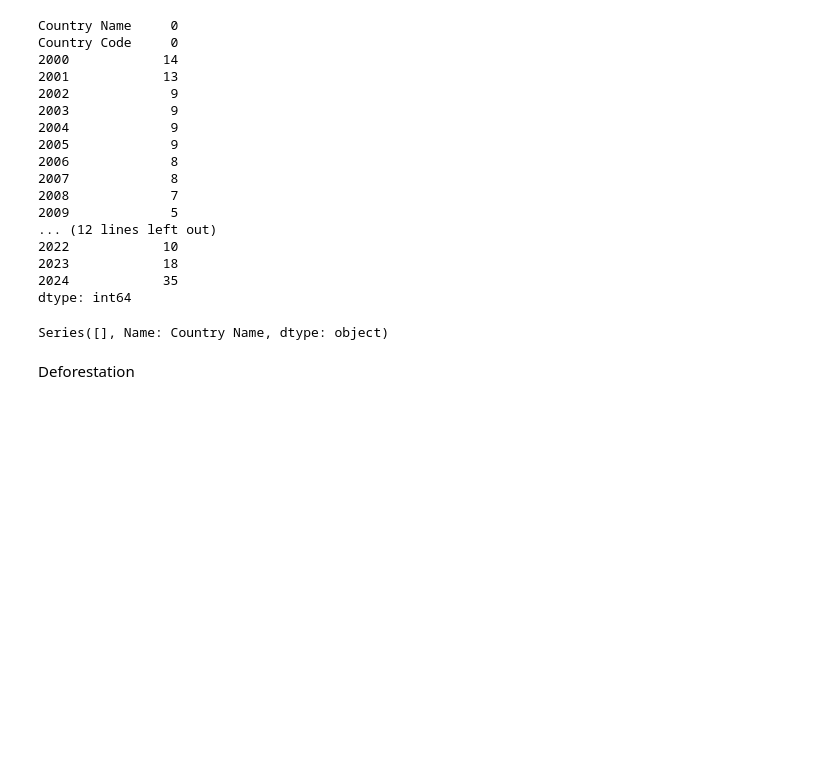
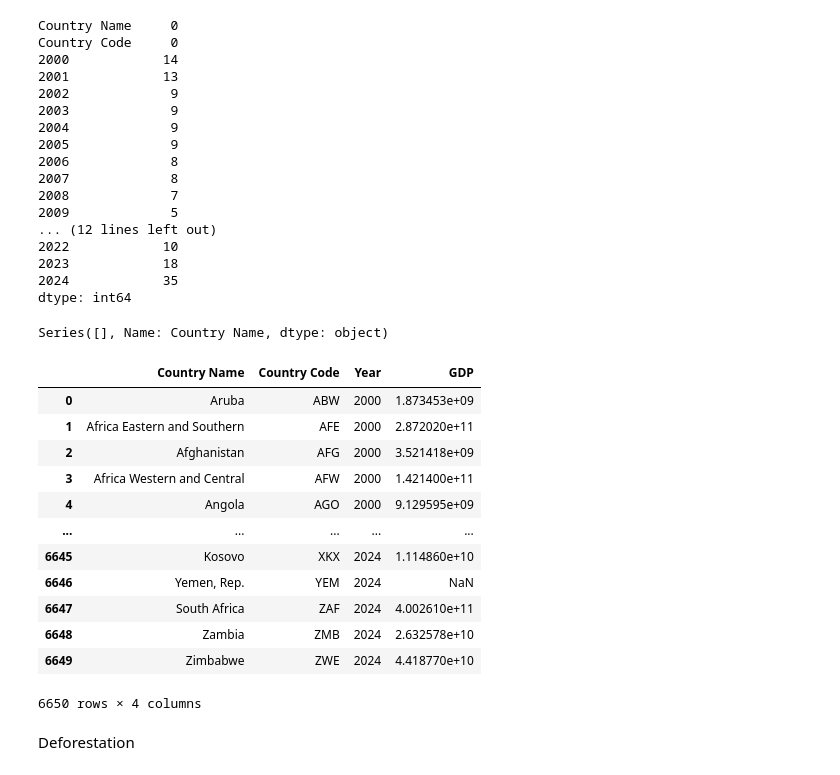
Before and after one commit to tai040102/Data-mining-global-co2-emissions, a Jupyter notebook: processing_data/process_data.ipynb, the cells around one changed output. Drawn from its saved outputs; the diff is of its cells as text; code cells hidden in the pictures; blank space fills up the shorter version.

```diff
--- a/processing_data/process_data.ipynb
+++ b/processing_data/process_data.ipynb
@@ -189,7 +189,23 @@ df_gdp_selected["Country Name"][df_gdp_selected["Country Name"].duplicated()]
 # %% [output]
 Series([], Name: Country Name, dtype: object)
 # %%
-df_gdp_selected=pd.melt(df_gdp_selected, id_vars= ["Country Name"], var_name='Year', value_name='GDP')
+df_gdp_selected=pd.melt(df_gdp_selected, id_vars= ["Country Name","Country Code"], var_name='Year', value_name='GDP')
+# %%
+df_gdp_selected
+# %% [output]
+|  | Country Name | Country Code | Year | GDP |
+| 0 | Aruba | ABW | 2000 | 1.873453e+09 |
+| 1 | Africa Eastern and Southern | AFE | 2000 | 2.872020e+11 |
+| 2 | Afghanistan | AFG | 2000 | 3.521418e+09 |
+| 3 | Africa Western and Central | AFW | 2000 | 1.421400e+11 |
+| 4 | Angola | AGO | 2000 | 9.129595e+09 |
+| ... | ... | ... | ... | ... |
+| 6645 | Kosovo | XKX | 2024 | 1.114860e+10 |
+| 6646 | Yemen, Rep. | YEM | 2024 | NaN |
+| 6647 | South Africa | ZAF | 2024 | 4.002610e+11 |
+| 6648 | Zambia | ZMB | 2024 | 2.632578e+10 |
+| 6649 | Zimbabwe | ZWE | 2024 | 4.418770e+10 |
+6650 rows × 4 columns
 # %%
 df_gdp_selected.to_csv("../data/processed/gdp.csv")
 # %% [markdown]
```
Also changed, not shown: parts of 2 cells of this notebook, 2 other files.
